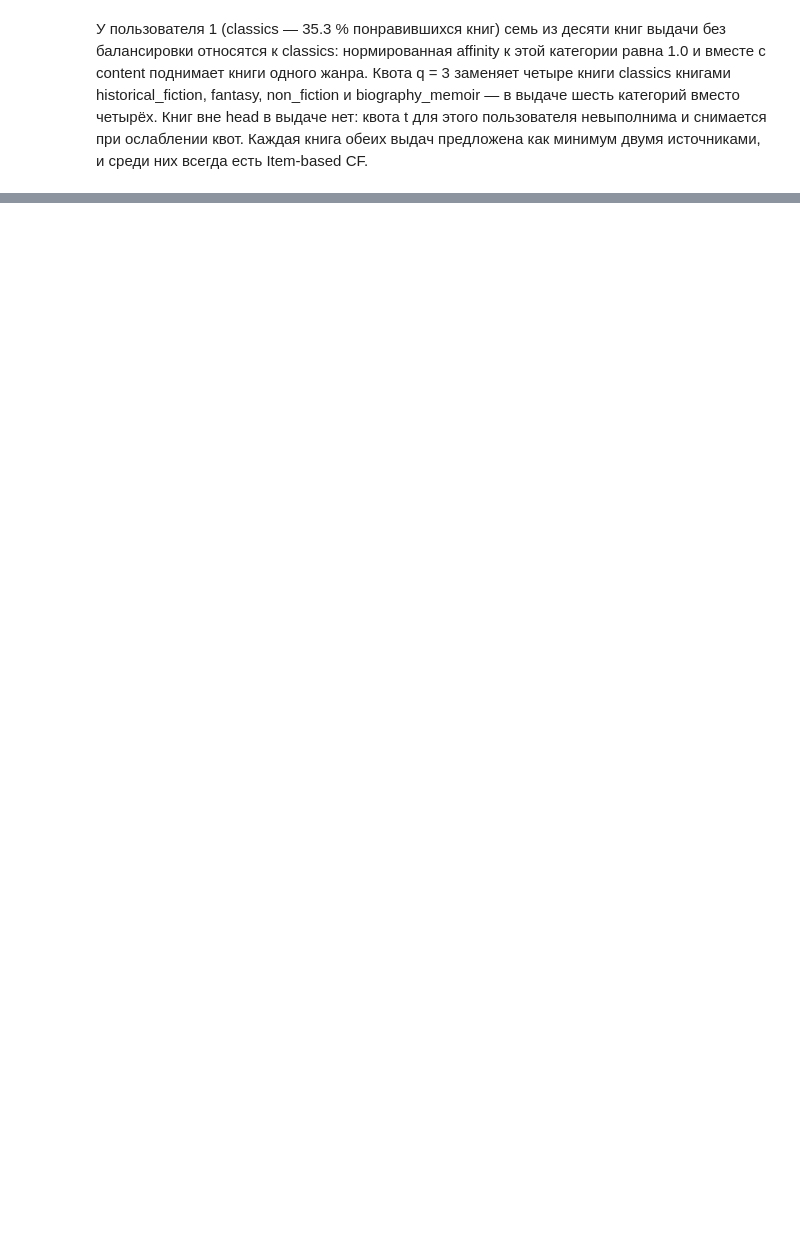
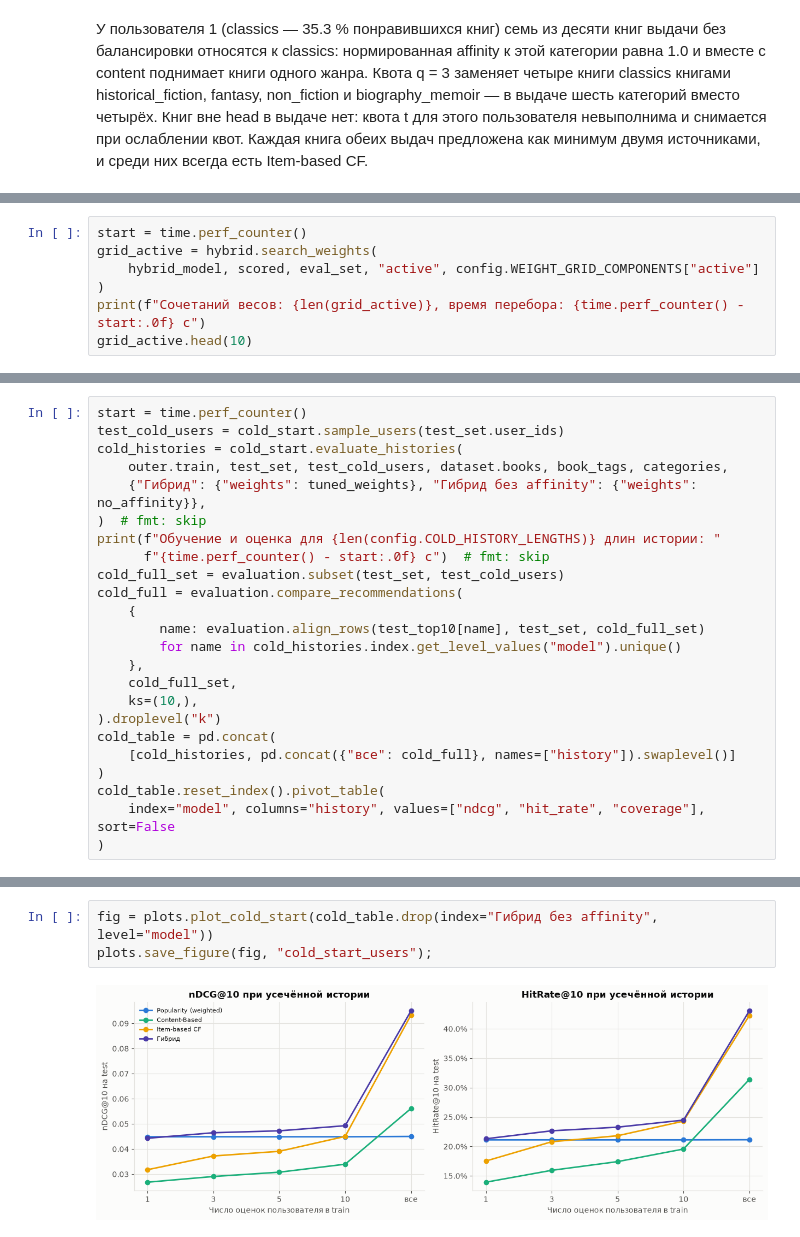
Before and after one commit to a-kapset/Rec_Systems_Session_Project, a Jupyter notebook: notebooks/hybrid_recsys.ipynb, the cells around one changed output, grey strips where cells are left out. Drawn from its saved outputs; the diff is of its cells as text; blank space fills up the shorter version.

```diff
--- a/notebooks/hybrid_recsys.ipynb
+++ b/notebooks/hybrid_recsys.ipynb
@@ -406,0 +417,7 @@ balance_variants["Гибрид + квоты (q=3, t=3)"].explain(example_user, d
+# %%
+start = time.perf_counter()
+grid_active = hybrid.search_weights(
+    hybrid_model, scored, eval_set, "active", config.WEIGHT_GRID_COMPONENTS["active"]
+)
+print(f"Сочетаний весов: {len(grid_active)}, время перебора: {time.perf_counter() - start:.0f} с")
+grid_active.head(10)
@@ -406,0 +691,24 @@ balance_variants["Гибрид + квоты (q=3, t=3)"].explain(example_user, d
+# %%
+start = time.perf_counter()
+test_cold_users = cold_start.sample_users(test_set.user_ids)
+cold_histories = cold_start.evaluate_histories(
+    outer.train, test_set, test_cold_users, dataset.books, book_tags, categories,
+    {"Гибрид": {"weights": tuned_weights}, "Гибрид без affinity": {"weights": no_affinity}},
+)  # fmt: skip
+print(f"Обучение и оценка для {len(config.COLD_HISTORY_LENGTHS)} длин истории: "
+      f"{time.perf_counter() - start:.0f} с")  # fmt: skip
+cold_full_set = evaluation.subset(test_set, test_cold_users)
+cold_full = evaluation.compare_recommendations(
+    {
+        name: evaluation.align_rows(test_top10[name], test_set, cold_full_set)
+        for name in cold_histories.index.get_level_values("model").unique()
+    },
+    cold_full_set,
+    ks=(10,),
+).droplevel("k")
+cold_table = pd.concat(
+    [cold_histories, pd.concat({"все": cold_full}, names=["history"]).swaplevel()]
+)
+cold_table.reset_index().pivot_table(
+    index="model", columns="history", values=["ndcg", "hit_rate", "coverage"], sort=False
+)
@@ -406,0 +725,5 @@ balance_variants["Гибрид + квоты (q=3, t=3)"].explain(example_user, d
+# %%
+fig = plots.plot_cold_start(cold_table.drop(index="Гибрид без affinity", level="model"))
+plots.save_figure(fig, "cold_start_users");
+# %% [output]
+[figure, added]
```
Also changed, not shown: parts of 39 cells of this notebook, 15 other files.
